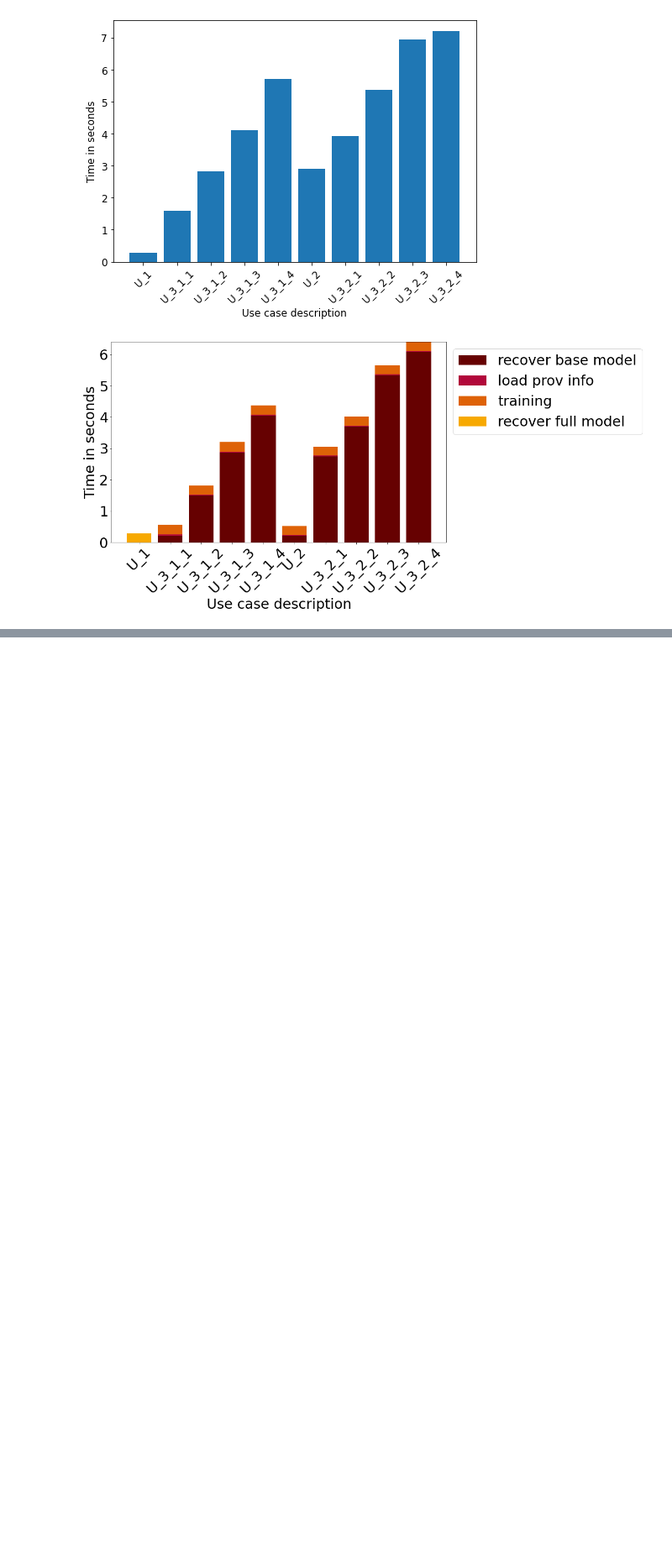
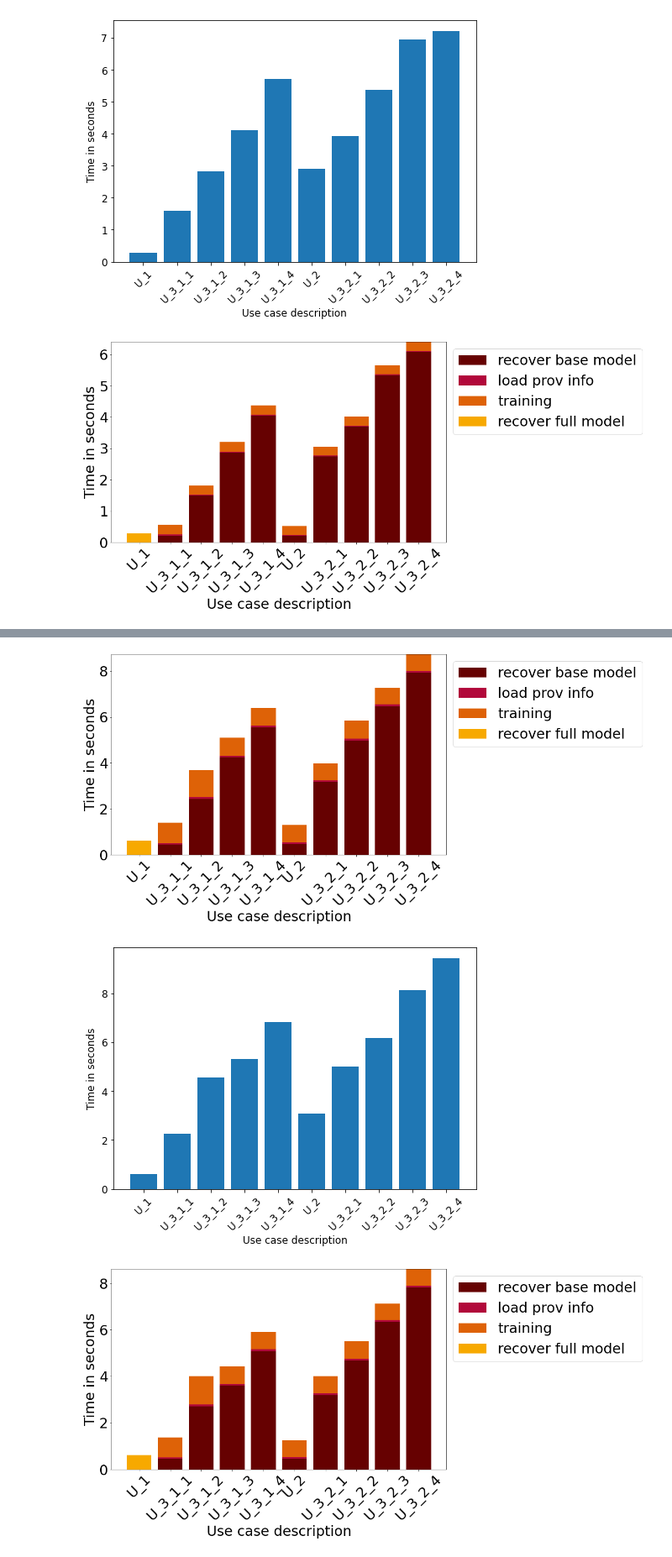
Before and after one commit to slin96/master-thesis, a Jupyter notebook: experiments/plots/provenance_save_recover_time.ipynb, the cells around one changed output, grey strips where cells are left out. Shown at 84% size. Cells and saved outputs as stored; diff of their text form; code cells hidden in the pictures; blank space fills up the shorter version.

```diff
--- a/experiments/plots/provenance_save_recover_time.ipynb
+++ b/experiments/plots/provenance_save_recover_time.ipynb
@@ -40,8 +45,11 @@ def plot_median_detailed_save_times(data, save_path=None, y_min_max=None):
     plot_data = np.array(transformed_data).T
     plot_detailed_times(plot_data, labels, x_labels, save_path, y_min_max=y_min_max)
 # %%
-def plot_median_detailed_recover_times(data, save_path=None, y_min_max=None):
-    x_labels = rearrange_u2(list(data.keys()))
+def plot_median_detailed_recover_times(data, save_path=None, y_min_max=None, _rearrange_u2=True):
+    x_labels = list(data.keys())
+    if _rearrange_u2:
+        x_labels = rearrange_u2(x_labels)
+
     labels = ['recover base model', 'load prov info', 'training', 'recover full model']
 
     transformed_data = []
@@ -161,3 +154,14 @@ plot_median_detailed_recover_times(median_detailed_recover)
 # %% [output]
 [figure]
 [figure]
+# %%
+data = filter_meta(times, model=RESNET_50, approach=PROVENANCE, snapshot_type=VERSION, snapshot_dist=FOOD)
+plot_median_high_level_recover_time(data)
+median_detailed_recover = median_detailed_recover_times(data)
+plot_median_detailed_recover_times(median_detailed_recover, save_path='./saved-plots/provenance/resnet50-recover-time-version-food')
+
+data = filter_meta(times, model=RESNET_50, approach=PROVENANCE, snapshot_type=VERSION, snapshot_dist=OUTDOOR)
+plot_median_high_level_recover_time(data)
+median_detailed_recover = median_detailed_recover_times(data)
+plot_median_detailed_recover_times(median_detailed_recover, save_path='./saved-plots/provenance/resnet50-recover-time-version-outdoor')
+# %% [output]
@@ -164 +169,4 @@ plot_median_detailed_recover_times(median_detailed_recover)
+[figure, added]
+[figure, added]
+[figure, added]
 # %%
```
Also changed, not shown: parts of 20 cells of this notebook.
